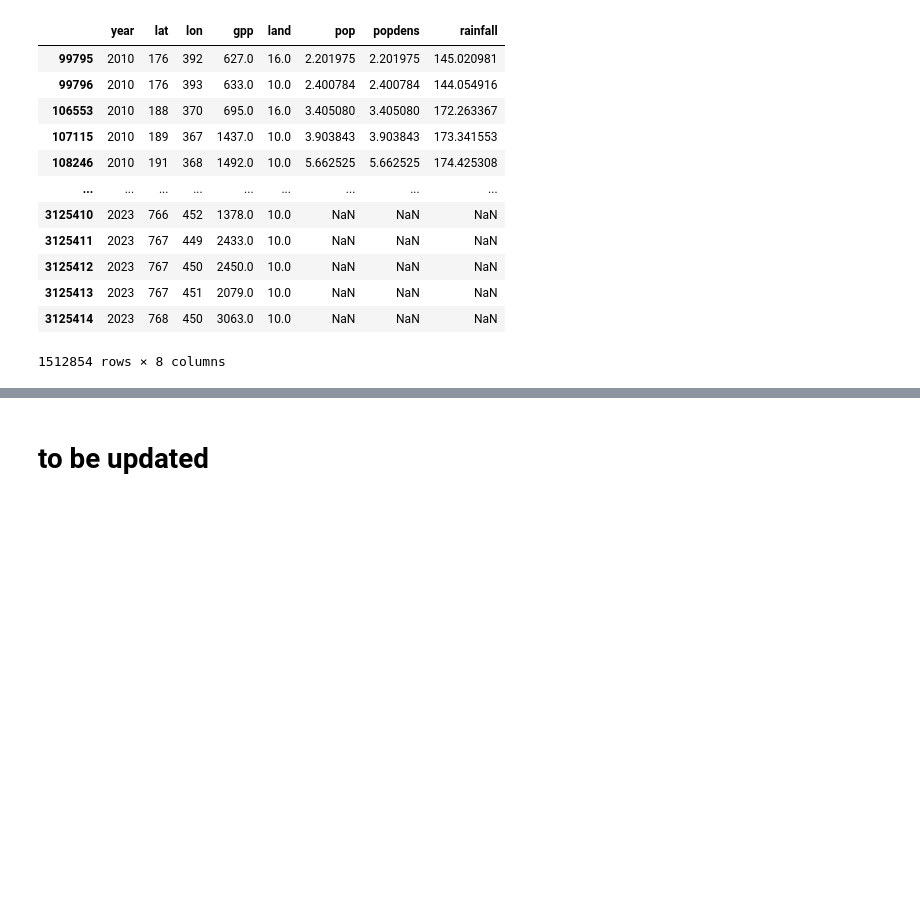
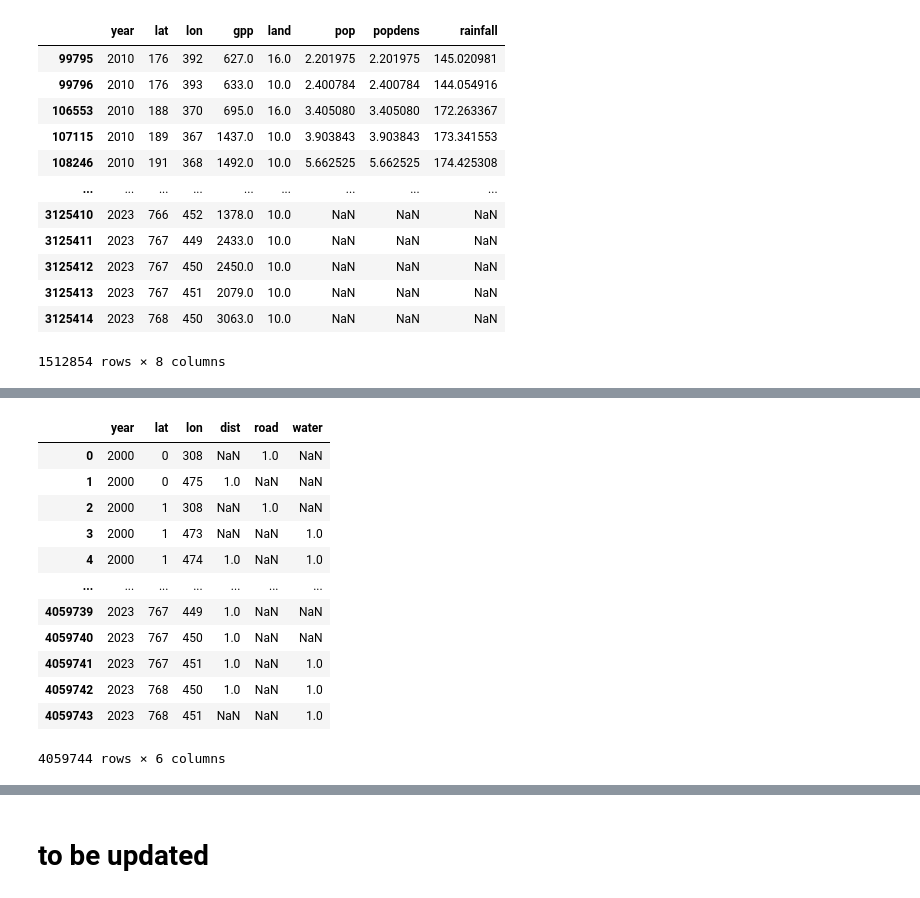
Before and after one commit to SourabhMulik/START_Hackathon, a Jupyter notebook: Data_Preparation.ipynb, the cells around one changed output, grey strips where cells are left out. Saved outputs shown, nothing was run; the diff lists cells and outputs as text; code cells hidden in the pictures; blank space fills up the shorter version.

```diff
--- a/Data_Preparation.ipynb
+++ b/Data_Preparation.ipynb
@@ -247,6 +286,11 @@ with rasterio.open(ref_path) as src_ref:
         os.path.join(reproject_path, 'dist_reprojected.shp')
     )
 
+    # Save each reprojected shapefile as TIFF
+    shp_to_tif(road_reprojected, src_ref, os.path.join(reproject_path, 'road_reprojected.tif'))
+    shp_to_tif(water_reprojected, src_ref, os.path.join(reproject_path, 'water_reprojected.tif'))
+    shp_to_tif(dist_reprojected, src_ref, os.path.join(reproject_path, 'dist_reprojected.tif'))
+
     # Create a new raster with the valid data mask
     profile = src_ref.profile.copy()
     profile.update({
@@ -600,0 +683,17 @@ prepared_df.to_csv(os.path.join(csv_path, f"prepared_df.csv"))
+# %%
+static_df = prepared_dict_2['dataframe']
+static_df
+# %% [output]
+|  | year | lat | lon | dist | road | water |
+| 0 | 2000 | 0 | 308 | NaN | 1.0 | NaN |
+| 1 | 2000 | 0 | 475 | 1.0 | NaN | NaN |
+| 2 | 2000 | 1 | 308 | NaN | 1.0 | NaN |
+| 3 | 2000 | 1 | 473 | NaN | NaN | 1.0 |
+| 4 | 2000 | 1 | 474 | 1.0 | NaN | 1.0 |
+| ... | ... | ... | ... | ... | ... | ... |
+| 4059739 | 2023 | 767 | 449 | 1.0 | NaN | NaN |
+| 4059740 | 2023 | 767 | 450 | 1.0 | NaN | NaN |
+| 4059741 | 2023 | 767 | 451 | 1.0 | NaN | 1.0 |
+| 4059742 | 2023 | 768 | 450 | 1.0 | NaN | 1.0 |
+| 4059743 | 2023 | 768 | 451 | NaN | NaN | 1.0 |
+4059744 rows × 6 columns
```
Also changed, not shown: parts of 19 cells of this notebook, 8 other files.
